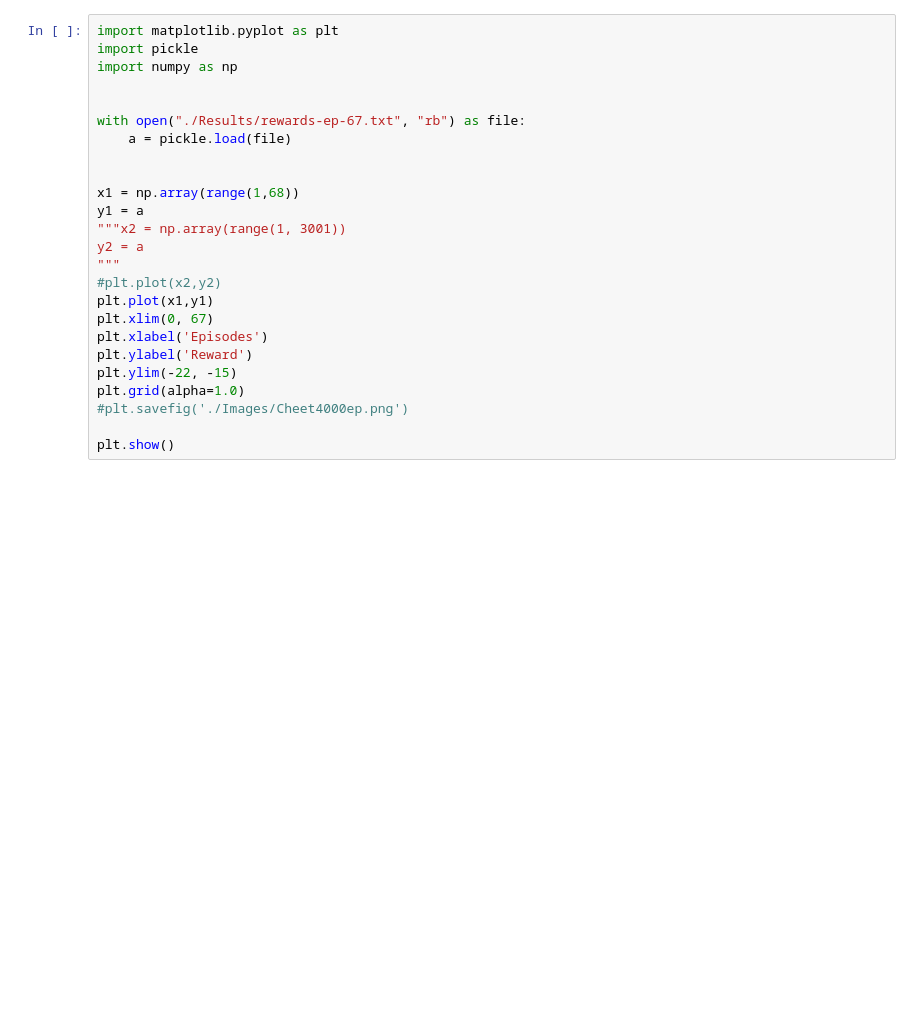
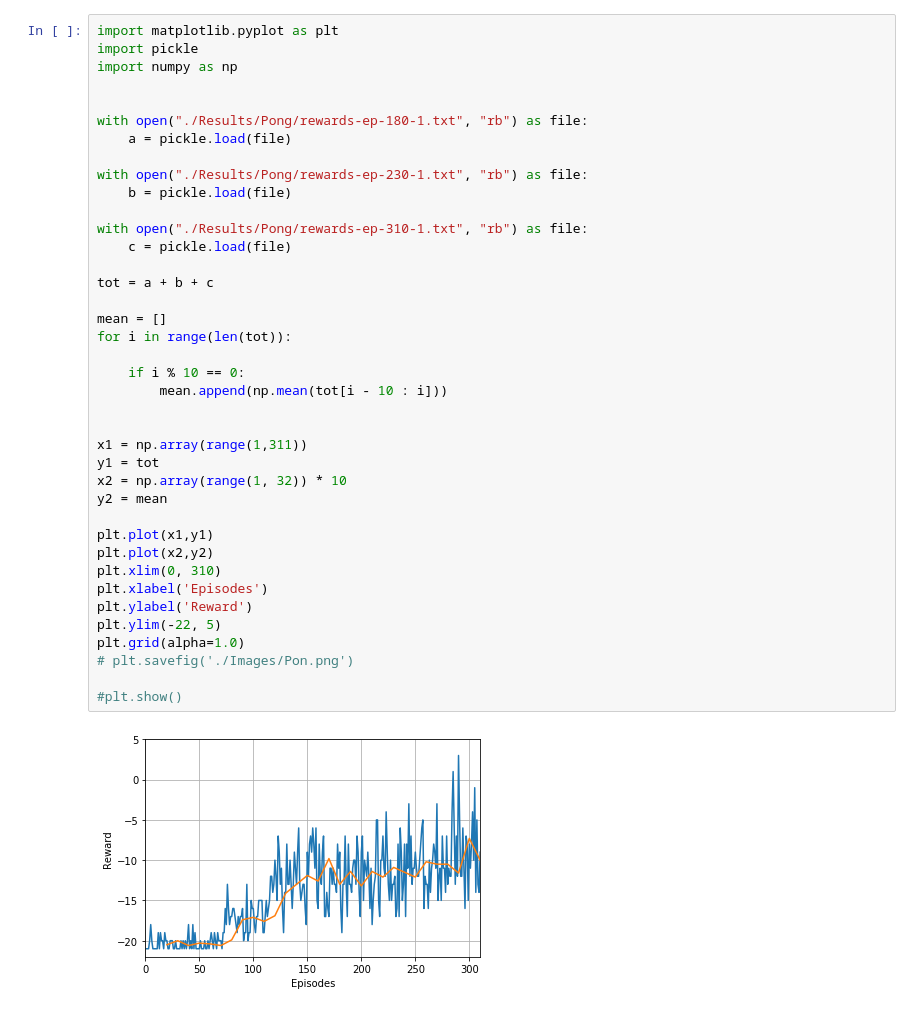
Before and after one commit to hemerson1/Deep-RL-Intro, a Jupyter notebook: DQN + Actor-Critic /DQN/DQN.ipynb, the cells around one changed output. Saved outputs shown, nothing was run; the diff lists cells and outputs as text; blank space fills up the shorter version.

```diff
--- a/DQN + Actor-Critic /DQN/DQN.ipynb
+++ b/DQN + Actor-Critic /DQN/DQN.ipynb
@@ -227,25 +240,41 @@ if __name__ == "__main__":
 # %%
 import matplotlib.pyplot as plt
 import pickle
 import numpy as np
 
 
-with open("./Results/rewards-ep-67.txt", "rb") as file:
+with open("./Results/Pong/rewards-ep-180-1.txt", "rb") as file:
     a = pickle.load(file)
 
+with open("./Results/Pong/rewards-ep-230-1.txt", "rb") as file:
+    b = pickle.load(file)
 
-x1 = np.array(range(1,68))
-y1 = a
-"""x2 = np.array(range(1, 3001))
-y2 = a
-"""
-#plt.plot(x2,y2)
+with open("./Results/Pong/rewards-ep-310-1.txt", "rb") as file:
+    c = pickle.load(file)
+
+tot = a + b + c
+
+mean = []
+for i in range(len(tot)):
+
+    if i % 10 == 0:
+        mean.append(np.mean(tot[i - 10 : i]))
+
+
+x1 = np.array(range(1,311))
+y1 = tot
+x2 = np.array(range(1, 32)) * 10
+y2 = mean
+
 plt.plot(x1,y1)
-plt.xlim(0, 67)
+plt.plot(x2,y2)
+plt.xlim(0, 310)
 plt.xlabel('Episodes')
 plt.ylabel('Reward')
-plt.ylim(-22, -15)
+plt.ylim(-22, 5)
 plt.grid(alpha=1.0)
-#plt.savefig('./Images/Cheet4000ep.png')
+# plt.savefig('./Images/Pon.png')
 
-plt.show()
+#plt.show()
+# %% [output]
+[figure, added]
```
Also changed, not shown: parts of 1 cell of this notebook, 27 other files.
